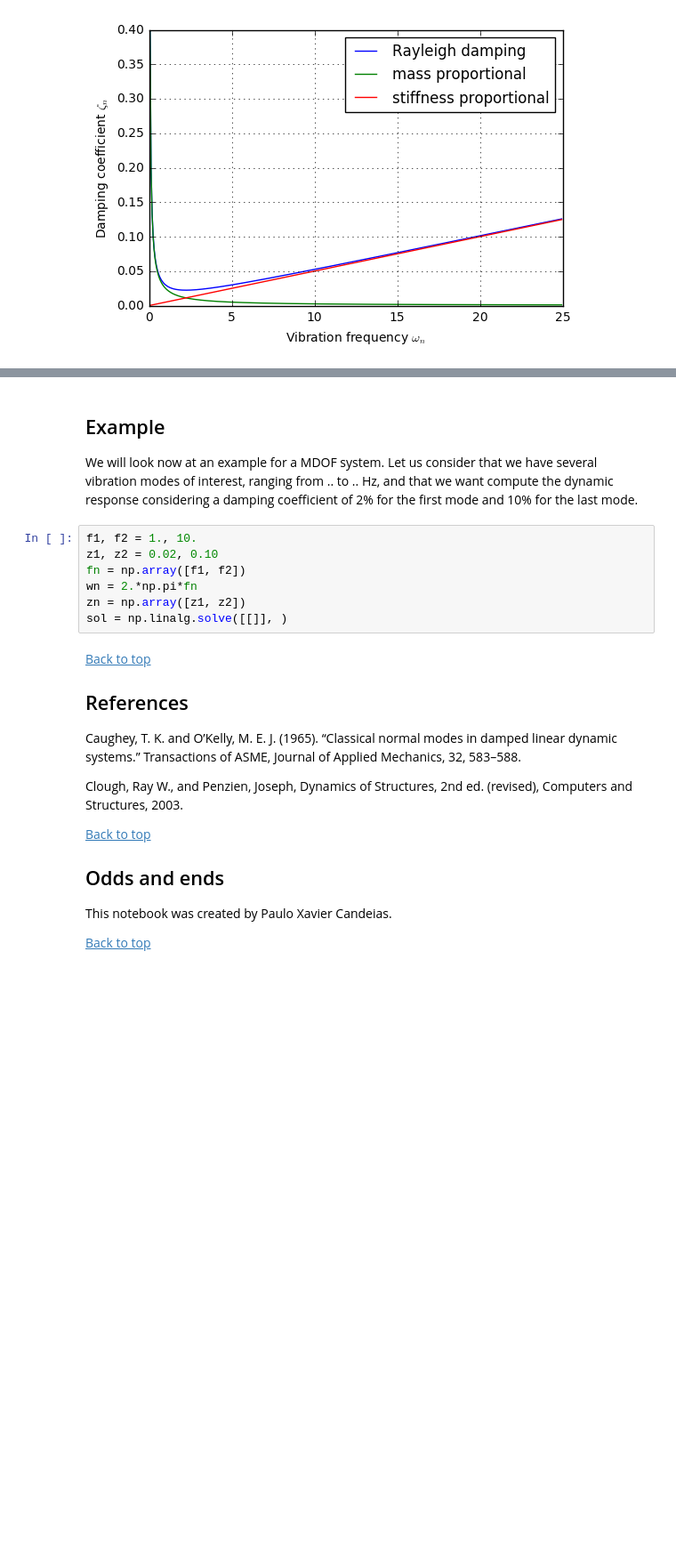
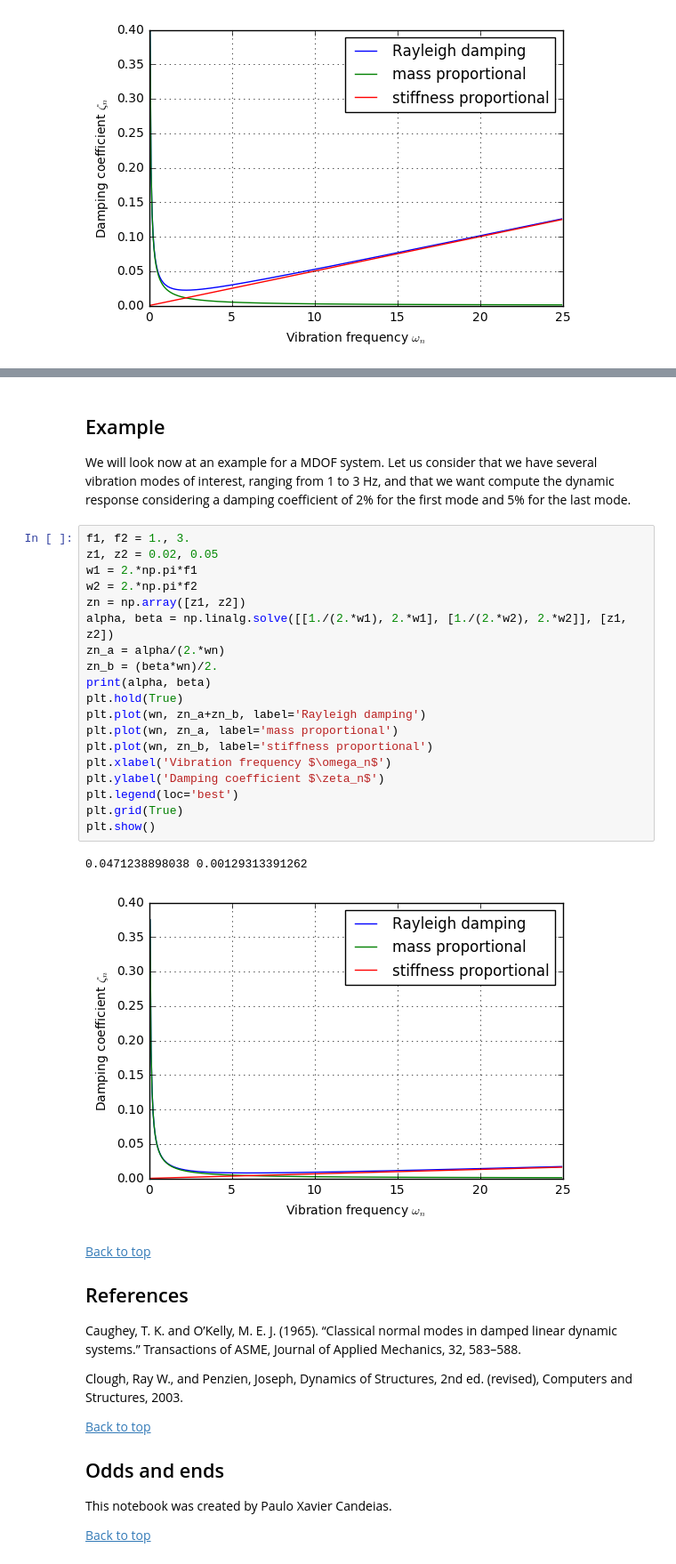
Before and after one commit to pxcandeias/py-notebooks, a Jupyter notebook: Rayleigh_damping.ipynb, the cells around one changed output, grey strips where cells are left out. Shown at 89% size. Cells and saved outputs as stored; diff of their text form; blank space fills up the shorter version.

```diff
--- a/Rayleigh_damping.ipynb
+++ b/Rayleigh_damping.ipynb
@@ -310,14 +300,29 @@ SyntaxError: invalid syntax (<ipython-input-6-d3a3d02fb89e>, line 3)
 # %% [markdown]
 ## Example
 
-We will look now at an example for a MDOF system. Let us consider that we have several vibration modes of interest, ranging from .. to .. Hz, and that we want compute the dynamic response considering a damping coefficient of 2% for the first mode and 10% for the last mode.
+We will look now at an example for a MDOF system. Let us consider that we have several vibration modes of interest, ranging from 1 to 3 Hz, and that we want compute the dynamic response considering a damping coefficient of 2% for the first mode and 5% for the last mode.
-# %%
-f1, f2 = 1., 10.
-z1, z2 = 0.02, 0.10
-fn = np.array([f1, f2])
-wn = 2.*np.pi*fn
-zn = np.array([z1, z2])
-sol = np.linalg.solve([[]], )
+# %%
+f1, f2 = 1., 3.
+z1, z2 = 0.02, 0.05
+w1 = 2.*np.pi*f1
+w2 = 2.*np.pi*f2
+zn = np.array([z1, z2])
+alpha, beta = np.linalg.solve([[1./(2.*w1), 2.*w1], [1./(2.*w2), 2.*w2]], [z1, z2])
+zn_a = alpha/(2.*wn)
+zn_b = (beta*wn)/2.
+print(alpha, beta)
+plt.hold(True)
+plt.plot(wn, zn_a+zn_b, label='Rayleigh damping')
+plt.plot(wn, zn_a, label='mass proportional')
+plt.plot(wn, zn_b, label='stiffness proportional')
+plt.xlabel('Vibration frequency $\omega_n$')
+plt.ylabel('Damping coefficient $\zeta_n$')
+plt.legend(loc='best')
+plt.grid(True)
+plt.show()
+# %% [output]
+0.0471238898038 0.00129313391262
+[figure, added]
 # %% [markdown]
 [Back to top](#top)
 
```
Also changed, not shown: parts of 6 cells of this notebook.
